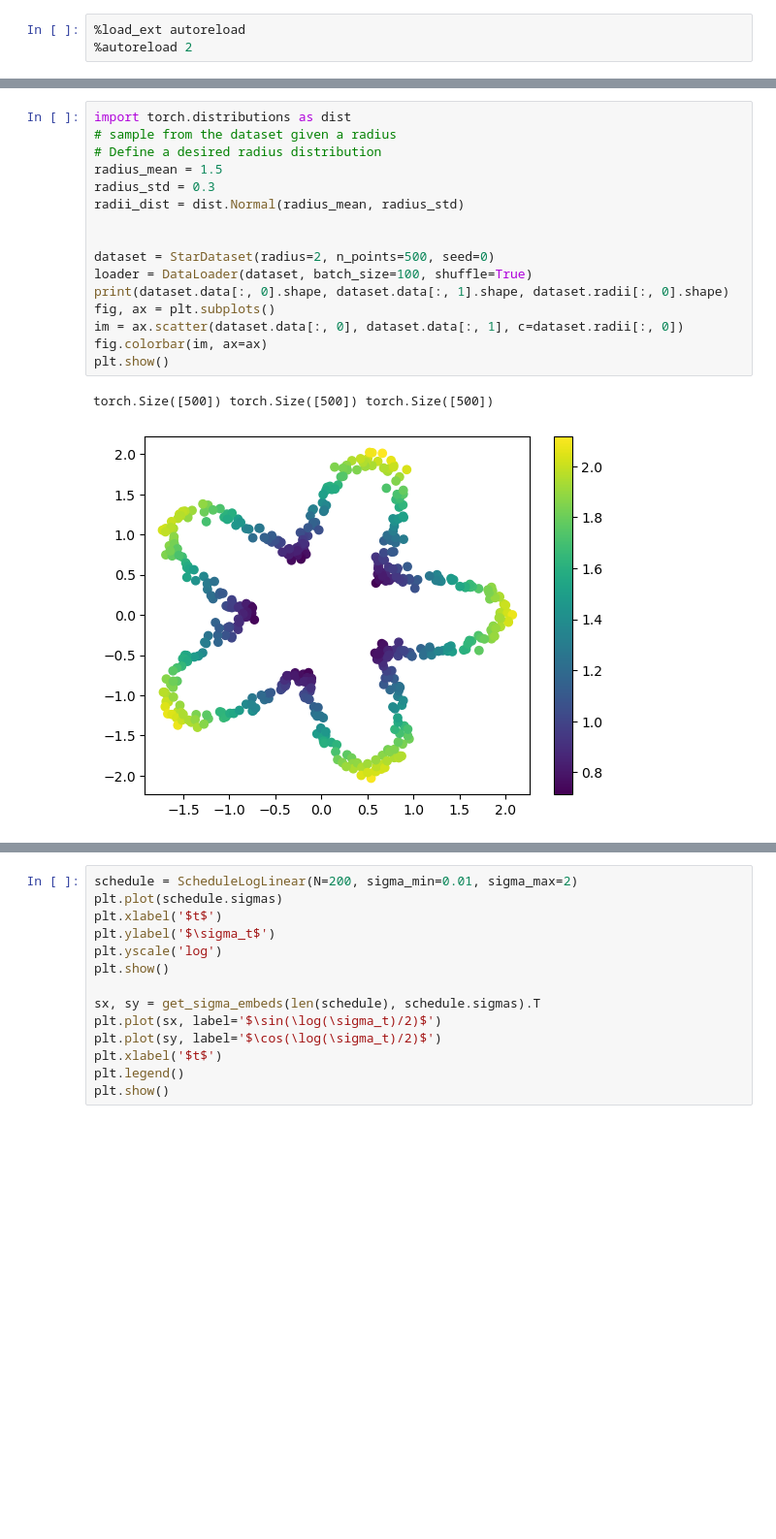
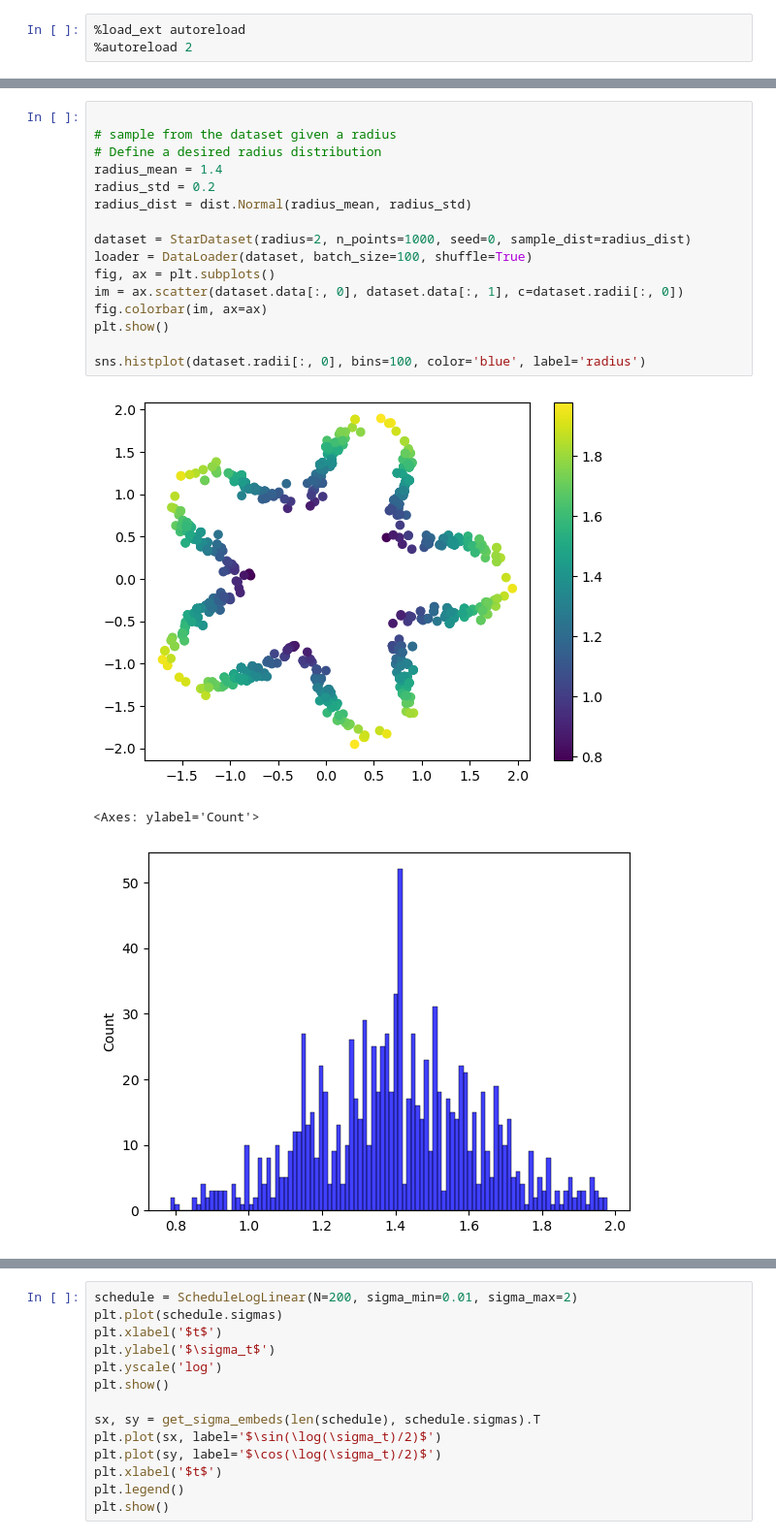
Before and after one commit to s-a-malik/smalldiffusion, a Jupyter notebook: debug.ipynb, the cells around one changed output, grey strips where cells are left out. Shown: that part at 97% size. Cells and saved outputs as stored; diff of their text form; blank space fills up the shorter version.

```diff
--- a/debug.ipynb
+++ b/debug.ipynb
@@ -23,21 +26,22 @@ def plot_batch(batch, label=None, marker='.', color=None):
 def moving_average(x, w):
     return np.convolve(x, np.ones(w), 'valid') / w
 # %%
-import torch.distributions as dist
+
 # sample from the dataset given a radius
 # Define a desired radius distribution
-radius_mean = 1.5
-radius_std = 0.3
-radii_dist = dist.Normal(radius_mean, radius_std)
+radius_mean = 1.4
+radius_std = 0.2
+radius_dist = dist.Normal(radius_mean, radius_std)
 
-
-dataset = StarDataset(radius=2, n_points=500, seed=0)
+dataset = StarDataset(radius=2, n_points=1000, seed=0, sample_dist=radius_dist)
 loader = DataLoader(dataset, batch_size=100, shuffle=True)
-print(dataset.data[:, 0].shape, dataset.data[:, 1].shape, dataset.radii[:, 0].shape)
 fig, ax = plt.subplots()
 im = ax.scatter(dataset.data[:, 0], dataset.data[:, 1], c=dataset.radii[:, 0])
 fig.colorbar(im, ax=ax)
 plt.show()
+
+sns.histplot(dataset.radii[:, 0], bins=100, color='blue', label='radius')
 # %% [output]
+[figure, new version]
-torch.Size([500]) torch.Size([500]) torch.Size([500])
+<Axes: ylabel='Count'>
-[figure, old version]
+[figure, added]
```
Also changed, not shown: parts of 11 cells of this notebook, 1 other file.
